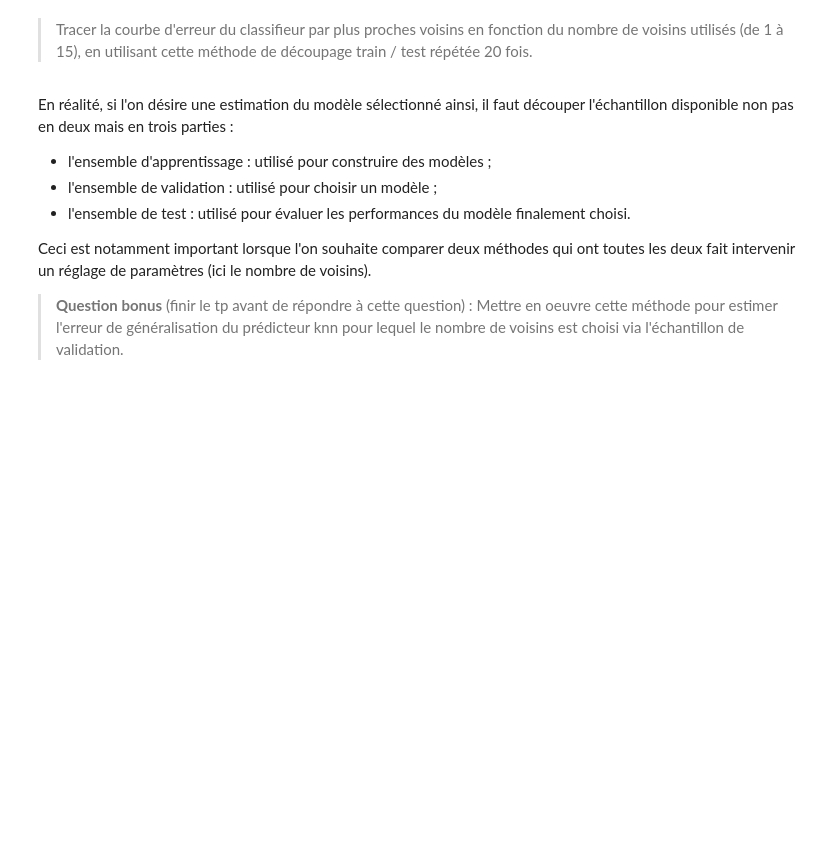
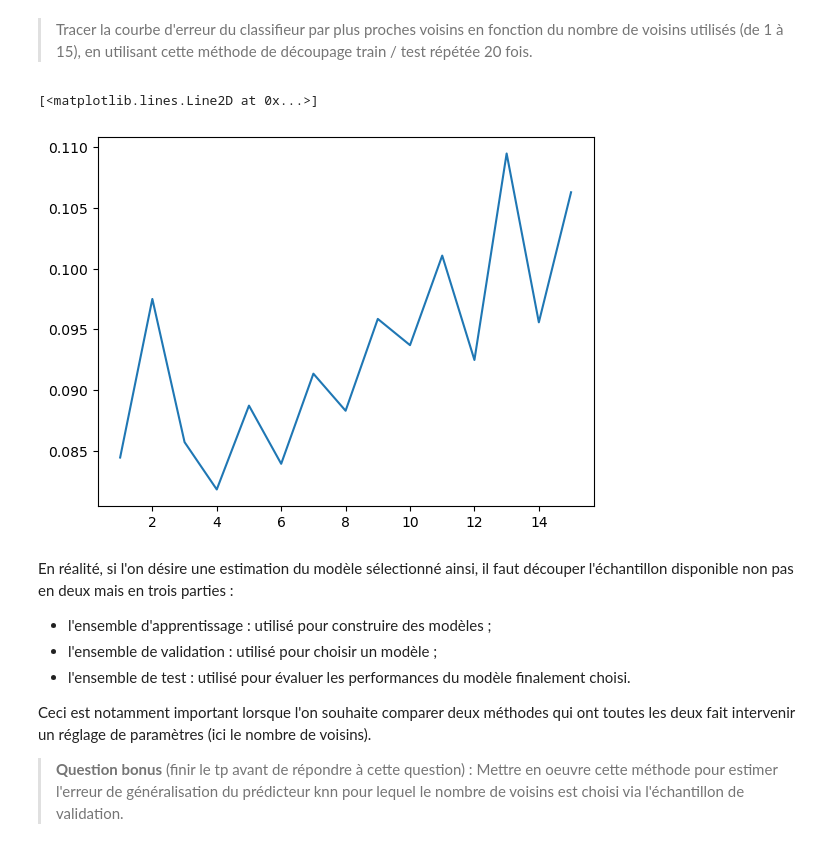
Before and after one commit to dgalemb/STASC, a Jupyter notebook: TP2.ipynb, the cells around one changed output. Drawn from its saved outputs; the diff is of its cells as text; code cells hidden in the pictures; blank space fills up the shorter version.

```diff
--- a/TP2.ipynb
+++ b/TP2.ipynb
@@ -208,5 +258,21 @@ B = plt.boxplot(score_train_test)
 # %% [markdown]
 > Tracer la courbe d'erreur du classifieur par plus proches voisins en fonction du nombre de voisins utilisés (de 1 à 15), en utilisant cette méthode de découpage train / test répétée 20 fois.
+# %%
+voisins = np.arange(1,16)
+results = []
+for voisin in voisins:
+    score_train_test = [] # pour stockage des scores
+    for simu in range(20):
+        features_train, features_test, activity_train, activity_test = model_selection.train_test_split(features34, activity34, test_size = 0.4)
+        nn_train_test = KNeighborsClassifier(n_neighbors=voisin)
+        nn_train_test.fit(features_train, activity_train)
+        score_train_test.append(1 - nn_train_test.score(features_test, activity_test))
+    results.append(mean(score_train_test))
+
+plt.plot(voisins, results)
+# %% [output]
+[<matplotlib.lines.Line2D at 0x...>]
+[figure, added]
 # %% [markdown]
 En réalité, si l'on désire une estimation du modèle sélectionné ainsi, il faut découper l'échantillon disponible non pas en deux mais en trois parties :
 - l'ensemble d'apprentissage : utilisé pour construire des modèles ;
```
Also changed, not shown: parts of 17 cells of this notebook.
